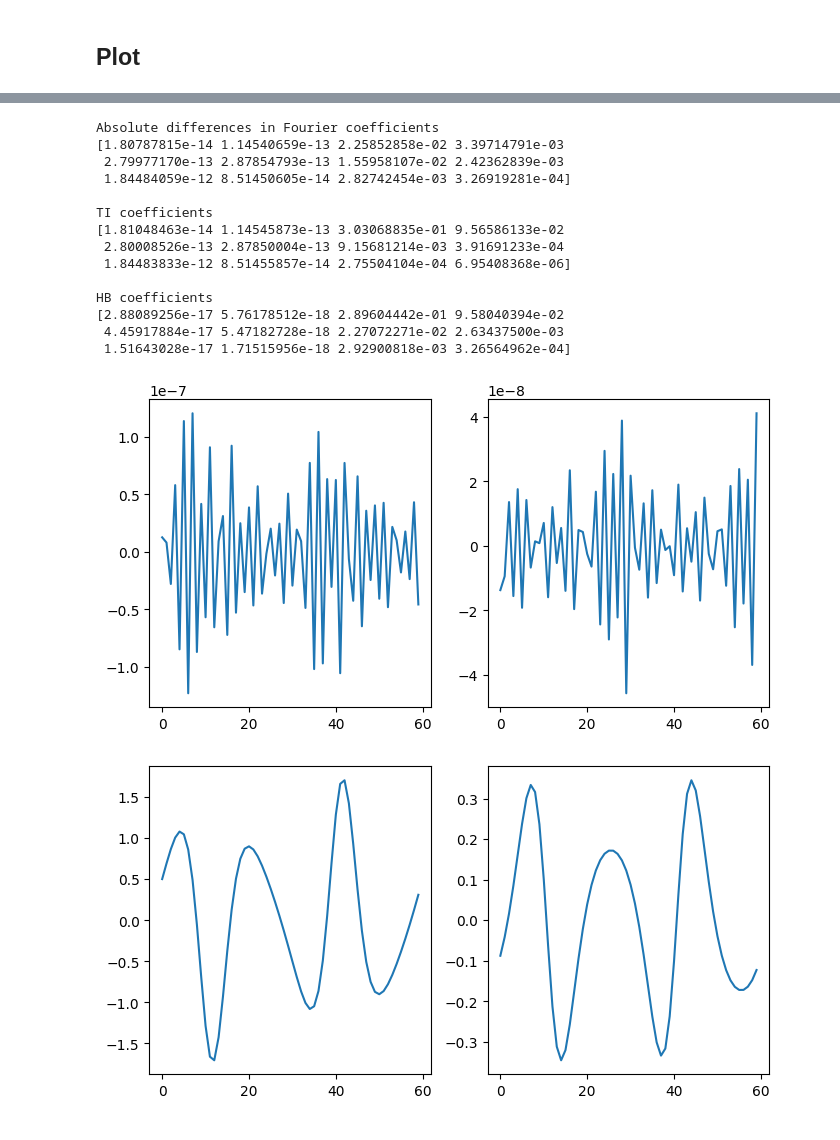
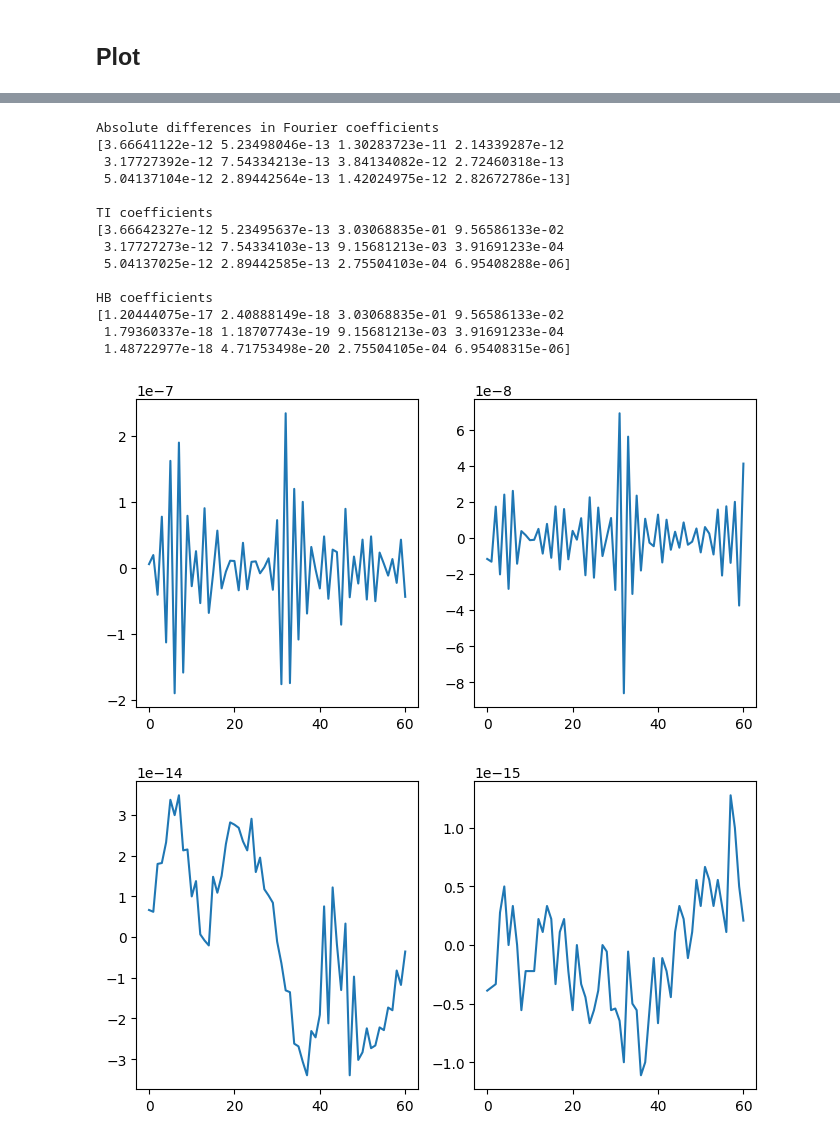
Before and after one commit to schilln/harmonic_balance_python, a Jupyter notebook: experiment/balance.ipynb, the cells around one changed output, grey strips where cells are left out. Drawn from its saved outputs; the diff is of its cells as text; code cells hidden in the pictures.

```diff
--- a/experiment/balance.ipynb
+++ b/experiment/balance.ipynb
@@ -78,7 +78,7 @@ b_ext = freq.get_b_ext(NH, n, ks, dofs, is_cosines, coefficients)
 ## Define domain
 # %%
 t0, tf = tlim = 0, 2 * np.pi / omega
-tn = NH * 2
+tn = NH * 2 + 1
 tls = np.linspace(*tlim, tn, endpoint=False)
 
 total_periods = 200
@@ -95,8 +95,12 @@ zp_linear = freq.get_derivative(omega, z_linear, NH, n)
 zz_linear = utils.extract_dofs_freq(z_linear, n)
 zzp_linear = utils.extract_dofs_freq(zp_linear, n)
 
-xx0 = scipy.fft.irfft(zz_linear, axis=1, norm=freq.FFT_NORM)
-xxp0 = scipy.fft.irfft(zzp_linear, axis=1, norm=freq.FFT_NORM)
+xx0 = scipy.fft.ifft(
+    scipy.fft.ifftshift(zz_linear, axes=1), axis=1, norm=freq.FFT_NORM
+).real
+xxp0 = scipy.fft.ifft(
+    scipy.fft.ifftshift(zzp_linear, axes=1), axis=1, norm=freq.FFT_NORM
+).real
 
 x0 = xx0[:, 0]
 xp0 = xxp0[:, 0]
@@ -131,7 +135,9 @@ sol = scipy.integrate.solve_ivp(
 ti_xx = sol.y[:n]
 ti_xxp = sol.y[n:]
 
-ti_zz = scipy.fft.rfft(ti_xx, axis=1, norm=freq.FFT_NORM)
+ti_zz = scipy.fft.fftshift(
+    scipy.fft.fft(ti_xx, axis=1, norm=freq.FFT_NORM), axes=1
+)
 ti_z = utils.combine_dofs_freq(ti_zz)
 
 ti_R = alc.get_R(ti_z, omega, A, f_nl, b_ext, NH, n, N)
@@ -159,8 +165,12 @@ hb_zp = freq.get_derivative(omega, hb_z, NH, n)
 hb_zz = utils.extract_dofs_freq(hb_z, n)
 hb_zzp = utils.extract_dofs_freq(hb_zp, n)
 
-hb_xx = scipy.fft.irfft(hb_zz, axis=1, norm=freq.FFT_NORM)
-hb_xxp = scipy.fft.irfft(hb_zzp, axis=1, norm=freq.FFT_NORM)
+hb_xx = scipy.fft.ifft(
+    scipy.fft.ifftshift(hb_zz, axes=1), axis=1, norm=freq.FFT_NORM
+).real
+hb_xxp = scipy.fft.ifft(
+    scipy.fft.ifftshift(hb_zzp, axes=1), axis=1, norm=freq.FFT_NORM
+).real
 
 print(f"Converged:  {converged}")
 print(f"Iterations: {iters}")
@@ -224,5 +234,5 @@ HB: 6.19277611462226e-12
 # %%
-s_ = np.s_[:12]
+s_ = np.s_[n * NH : n * NH + 12]
 
 print("Absolute differences in Fourier coefficients")
 print(abs(ti_z - hb_z)[s_], "\n")
@@ -234,23 +244,25 @@ print("HB coefficients")
 print(abs(hb_z)[s_])
 # %% [output]
 Absolute differences in Fourier coefficients
-[1.80787815e-14 1.14540659e-13 2.25852858e-02 3.39714791e-03
- 2.79977170e-13 2.87854793e-13 1.55958107e-02 2.42362839e-03
- 1.84484059e-12 8.51450605e-14 2.82742454e-03 3.26919281e-04]
+[3.66641122e-12 5.23498046e-13 1.30283723e-11 2.14339287e-12
+ 3.17727392e-12 7.54334213e-13 3.84134082e-12 2.72460318e-13
+ 5.04137104e-12 2.89442564e-13 1.42024975e-12 2.82672786e-13]
 
 TI coefficients
-[1.81048463e-14 1.14545873e-13 3.03068835e-01 9.56586133e-02
- 2.80008526e-13 2.87850004e-13 9.15681214e-03 3.91691233e-04
- 1.84483833e-12 8.51455857e-14 2.75504104e-04 6.95408368e-06]
+[3.66642327e-12 5.23495637e-13 3.03068835e-01 9.56586133e-02
+ 3.17727273e-12 7.54334103e-13 9.15681213e-03 3.91691233e-04
+ 5.04137025e-12 2.89442585e-13 2.75504103e-04 6.95408288e-06]
 
 HB coefficients
-[2.88089256e-17 5.76178512e-18 2.89604442e-01 9.58040394e-02
- 4.45917884e-17 5.47182728e-18 2.27072271e-02 2.63437500e-03
- 1.51643028e-17 1.71515956e-18 2.92900818e-03 3.26564962e-04]
+[1.20444075e-17 2.40888149e-18 3.03068835e-01 9.56586133e-02
+ 1.79360337e-18 1.18707743e-19 9.15681213e-03 3.91691233e-04
+ 1.48722977e-18 4.71753498e-20 2.75504105e-04 6.95408315e-06]
 # %%
 ti_zpp = freq.get_derivative(omega, ti_z, NH, n, 2)
 ti_zzpp = utils.extract_dofs_freq(ti_zpp, n)
-ti_xxpp = scipy.fft.irfft(ti_zzpp, axis=1, norm=freq.FFT_NORM)
+ti_xxpp = scipy.fft.ifft(
+    scipy.fft.ifftshift(ti_zzpp, axes=1), axis=1, norm=freq.FFT_NORM
+).real
 
 ti_res = utils.get_time_residual(
     ti_xx, ti_xxp, ti_xxpp, M, C, K, f_ext, f_nl, omega, tls, n
@@ -264,22 +276,24 @@ for i in range(2):
 
 plt.show()
 # %% [output]
-[figure, old version]
+[figure, new version]
 # %%
 hb_zpp = freq.get_derivative(omega, hb_zp, NH, n, 1)
 hb_zzpp = utils.extract_dofs_freq(hb_zpp, n)
-hb_xxpp = scipy.fft.irfft(hb_zzpp, axis=1, norm=freq.FFT_NORM)
+hb_xxpp = scipy.fft.ifft(
+    scipy.fft.ifftshift(hb_zzpp, axes=1), axis=1, norm=freq.FFT_NORM
+).real
 
 hb_res = utils.get_time_residual(
     hb_xx, hb_xxp, hb_xxpp, M, C, K, f_ext, f_nl, omega, tls, n
 )
 
 fig, axs = plt.subplots(1, 2, figsize=(8, 4))
 
 for i in range(2):
     ax = axs[i]
     ax.plot(hb_res[i])
 
 plt.show()
 # %% [output]
-[figure, old version]
+[figure, new version]
```
Also changed, not shown: parts of 3 cells of this notebook.
